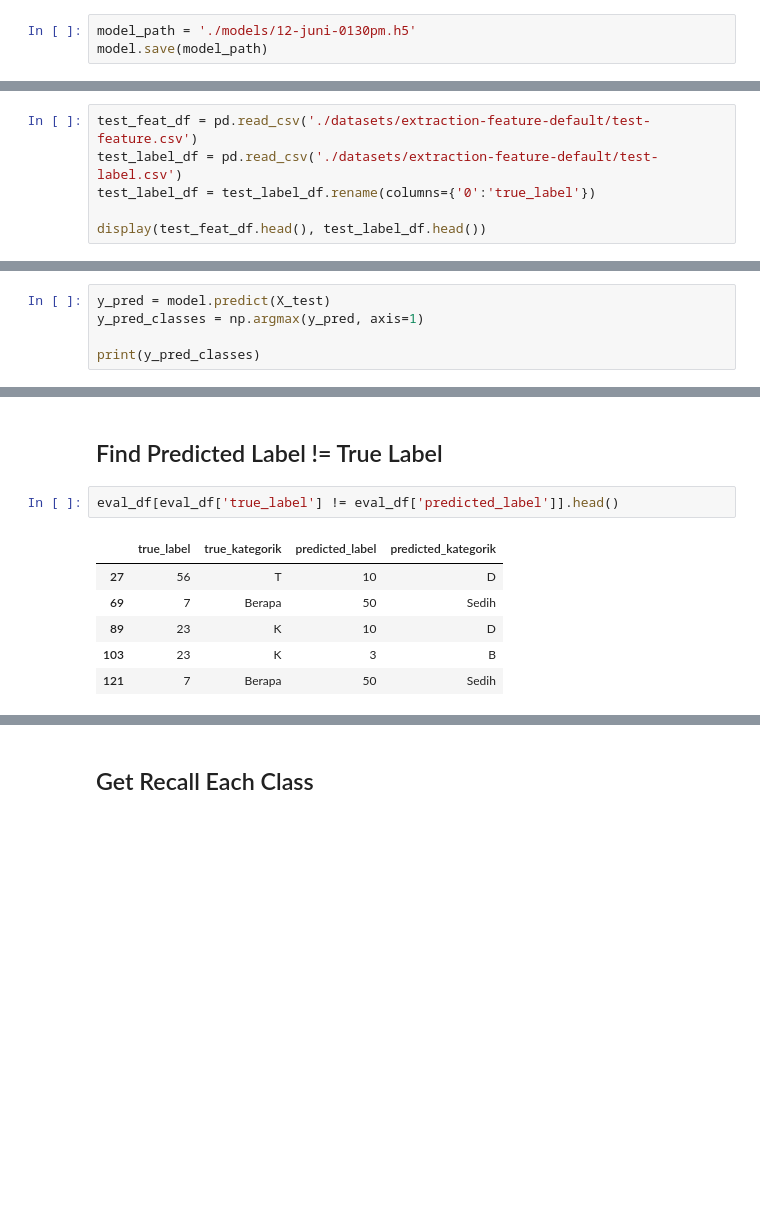
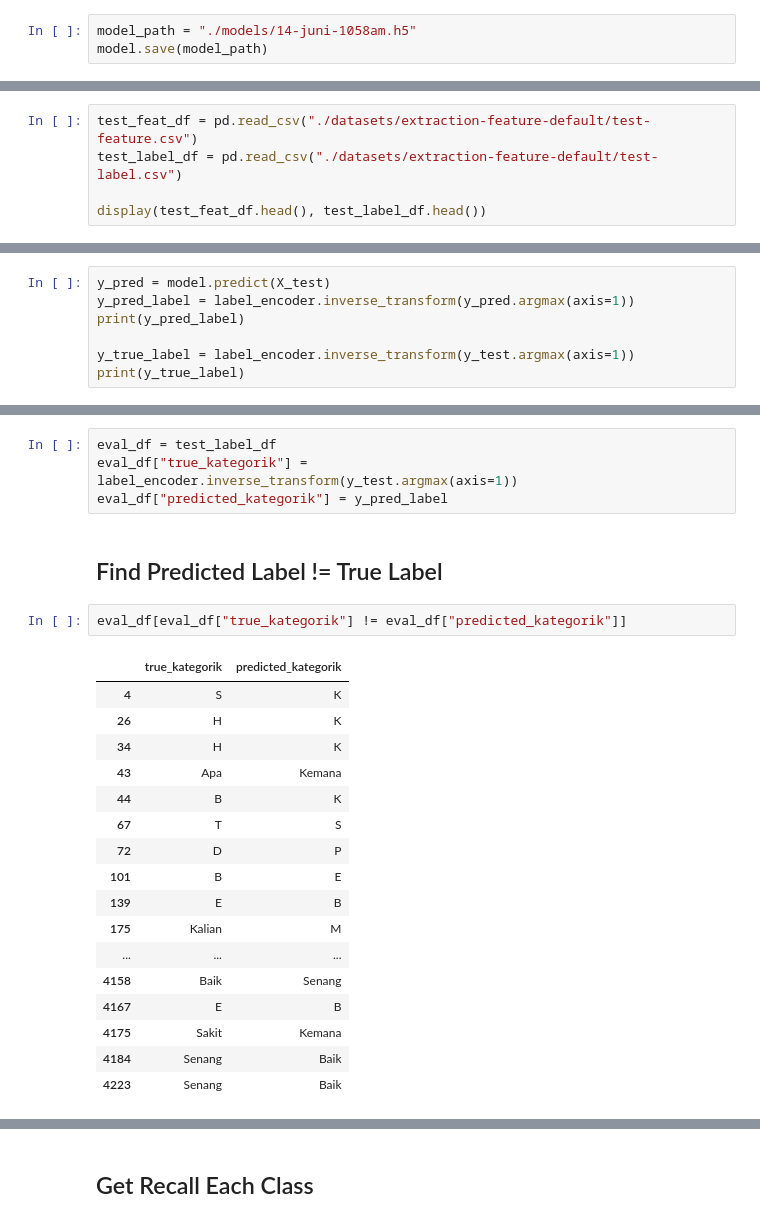
Before and after one commit to Swara-id/ml, a Jupyter notebook: modelling.ipynb, the cells around one changed output, grey strips where cells are left out. Saved outputs shown, nothing was run; the diff lists cells and outputs as text; blank space fills up the shorter version.

```diff
--- a/modelling.ipynb
+++ b/modelling.ipynb
@@ -356,7 +381,7 @@ Average Validation Accuracy: 0.9164864778518677
 # %% [markdown]
 ## Save Model
 # %%
-model_path = './models/12-juni-0130pm.h5'
+model_path = "./models/14-juni-1058am.h5"
 model.save(model_path)
 # %% [markdown]
 ## Load Model
@@ -382,9 +407,8 @@ _________________________________________________________________
 # %% [markdown]
 # Test Distribusi Akurasi Per Kelas
 # %%
-test_feat_df = pd.read_csv('./datasets/extraction-feature-default/test-feature.csv')
-test_label_df = pd.read_csv('./datasets/extraction-feature-default/test-label.csv')
-test_label_df = test_label_df.rename(columns={'0':'true_label'})
+test_feat_df = pd.read_csv("./datasets/extraction-feature-default/test-feature.csv")
+test_label_df = pd.read_csv("./datasets/extraction-feature-default/test-label.csv")
 
 display(test_feat_df.head(), test_label_df.head())
 # %% [output]
@@ -404,6 +428,8 @@ display(test_feat_df.head(), test_label_df.head())
 # %%
 y_pred = model.predict(X_test)
-y_pred_classes = np.argmax(y_pred, axis=1)
+y_pred_label = label_encoder.inverse_transform(y_pred.argmax(axis=1))
+print(y_pred_label)
 
-print(y_pred_classes)
+y_true_label = label_encoder.inverse_transform(y_test.argmax(axis=1))
+print(y_true_label)
 # %% [output]
@@ -424,12 +439,27 @@ eval_df.head()
+# %%
+eval_df = test_label_df
+eval_df["true_kategorik"] = label_encoder.inverse_transform(y_test.argmax(axis=1))
+eval_df["predicted_kategorik"] = y_pred_label
 # %% [markdown]
 ## Find Predicted Label != True Label
 # %%
-eval_df[eval_df['true_label'] != eval_df['predicted_label']].head()
+eval_df[eval_df["true_kategorik"] != eval_df["predicted_kategorik"]]
 # %% [output]
-|  | true_label | true_kategorik | predicted_label | predicted_kategorik |
-| 27 | 56 | T | 10 | D |
-| 69 | 7 | Berapa | 50 | Sedih |
-| 89 | 23 | K | 10 | D |
-| 103 | 23 | K | 3 | B |
-| 121 | 7 | Berapa | 50 | Sedih |
+|  | true_kategorik | predicted_kategorik |
+| 4 | S | K |
+| 26 | H | K |
+| 34 | H | K |
+| 43 | Apa | Kemana |
+| 44 | B | K |
+| 67 | T | S |
+| 72 | D | P |
+| 101 | B | E |
+| 139 | E | B |
+| 175 | Kalian | M |
+| ... | ... | ... |
+| 4158 | Baik | Senang |
+| 4167 | E | B |
+| 4175 | Sakit | Kemana |
+| 4184 | Senang | Baik |
+| 4223 | Senang | Baik |
 # %%
```
Also changed, not shown: parts of 30 cells of this notebook, 8 other files.
